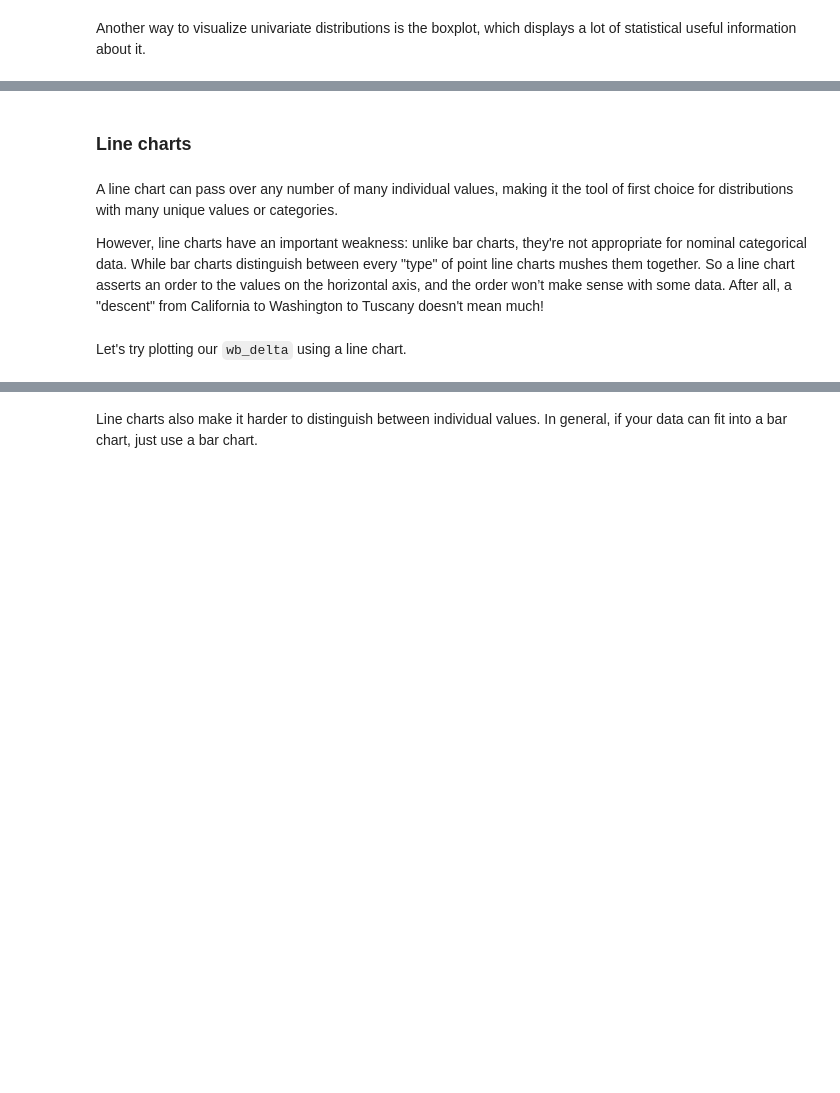
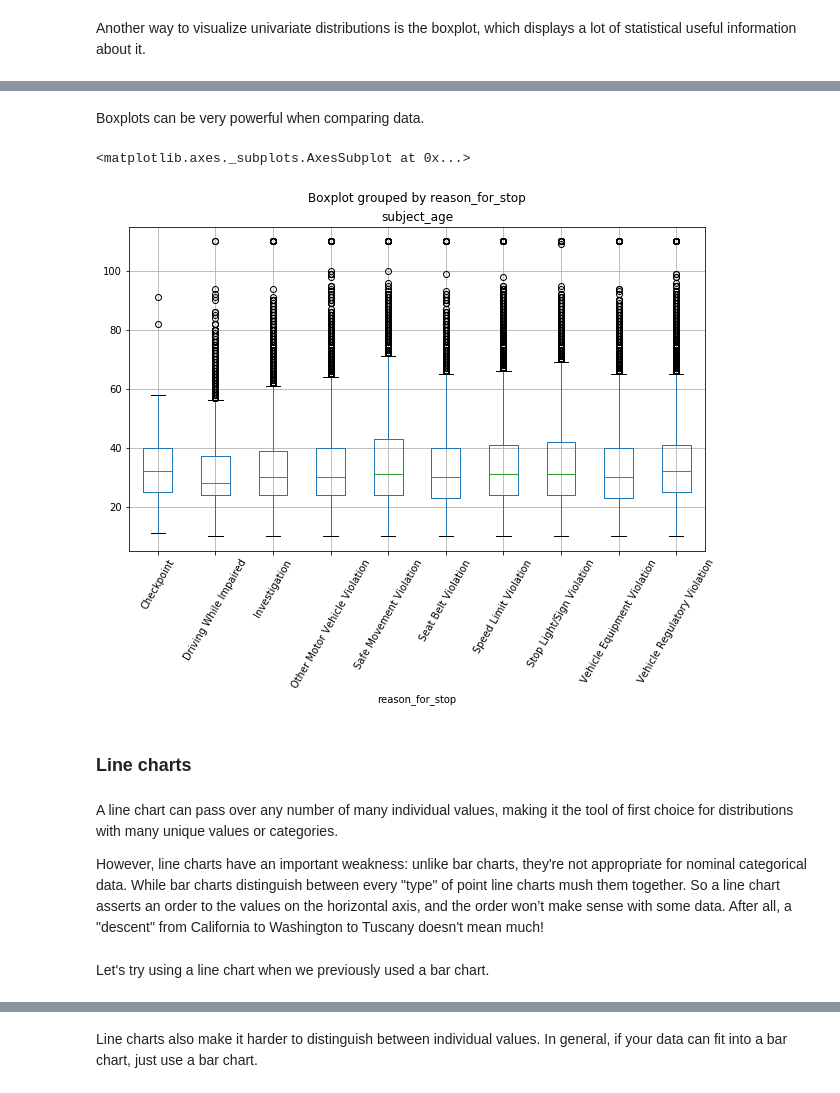
Before and after one commit to NCSU-Libraries/data-viz-workshops, a Jupyter notebook: Data_Vizualization_with_Python/data_visualization.ipynb, the cells around one changed output, grey strips where cells are left out. Cells and saved outputs as stored; diff of their text form; code cells hidden in the pictures; blank space fills up the shorter version.

```diff
--- a/Data_Vizualization_with_Python/data_visualization.ipynb
+++ b/Data_Vizualization_with_Python/data_visualization.ipynb
@@ -375,9 +380,16 @@ stops[stops['violation'] == 'Speeding'].boxplot('driver_age', by='violation')
+# %% [markdown]
+Boxplots can be very powerful when comparing data.
+# %%
+stops.boxplot('subject_age', by='reason_for_stop', rot=60)
+# %% [output]
+<matplotlib.axes._subplots.AxesSubplot at 0x...>
+[figure, added]
 # %% [markdown]
 ### Line charts
 # %% [markdown]
 A line chart can pass over any number of many individual values, making it the tool of first choice for distributions with many unique values or categories.
 
-However, line charts have an important weakness: unlike bar charts, they're not appropriate for nominal categorical data. While bar charts distinguish between every "type" of point line charts mushes them together. So a line chart asserts an order to the values on the horizontal axis, and the order won’t make sense with some data. After all, a "descent" from California to Washington to Tuscany doesn't mean much!
+However, line charts have an important weakness: unlike bar charts, they're not appropriate for nominal categorical data. While bar charts distinguish between every "type" of point line charts mush them together. So a line chart asserts an order to the values on the horizontal axis, and the order won’t make sense with some data. After all, a "descent" from California to Washington to Tuscany doesn't mean much!
 # %% [markdown]
-Let's try plotting our `wb_delta` using a line chart.
+Let's try using a line chart when we previously used a bar chart.
 # %%
```
Also changed, not shown: parts of 40 cells of this notebook, 3 other files.
